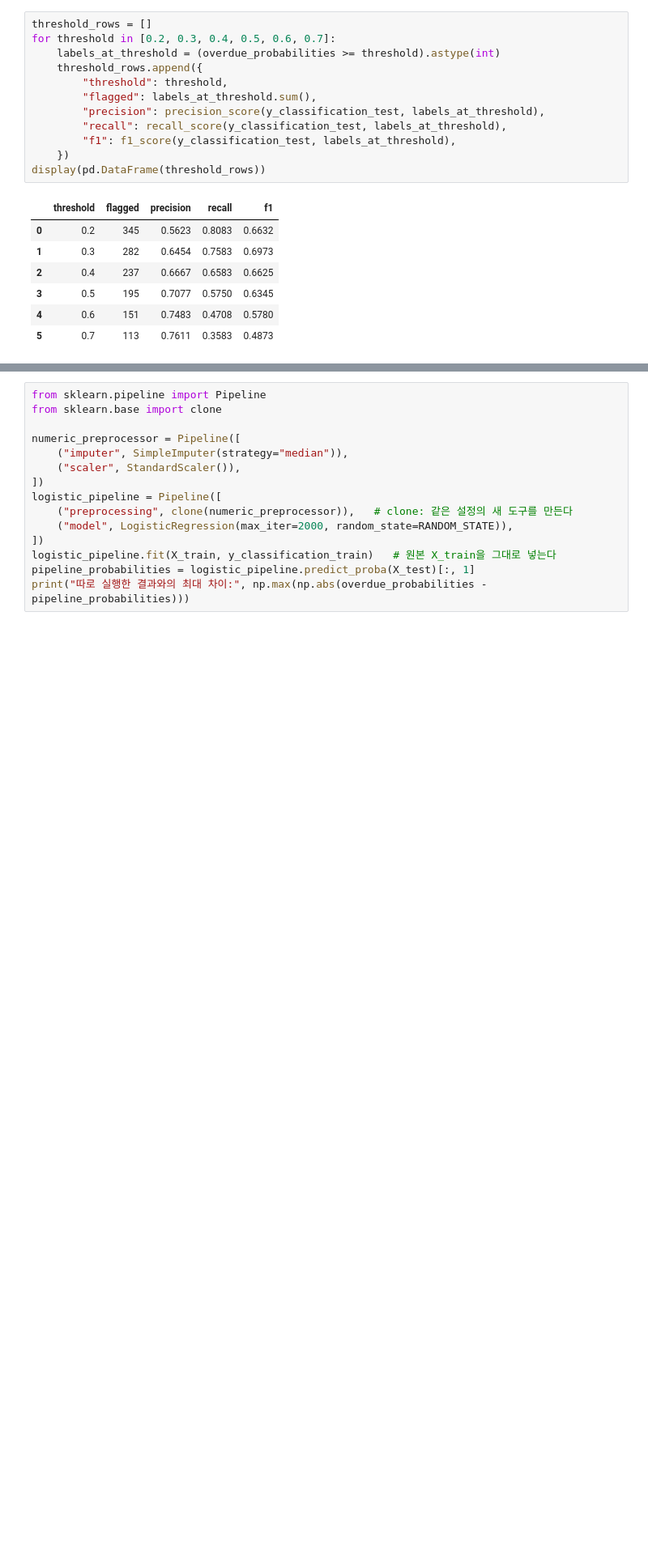
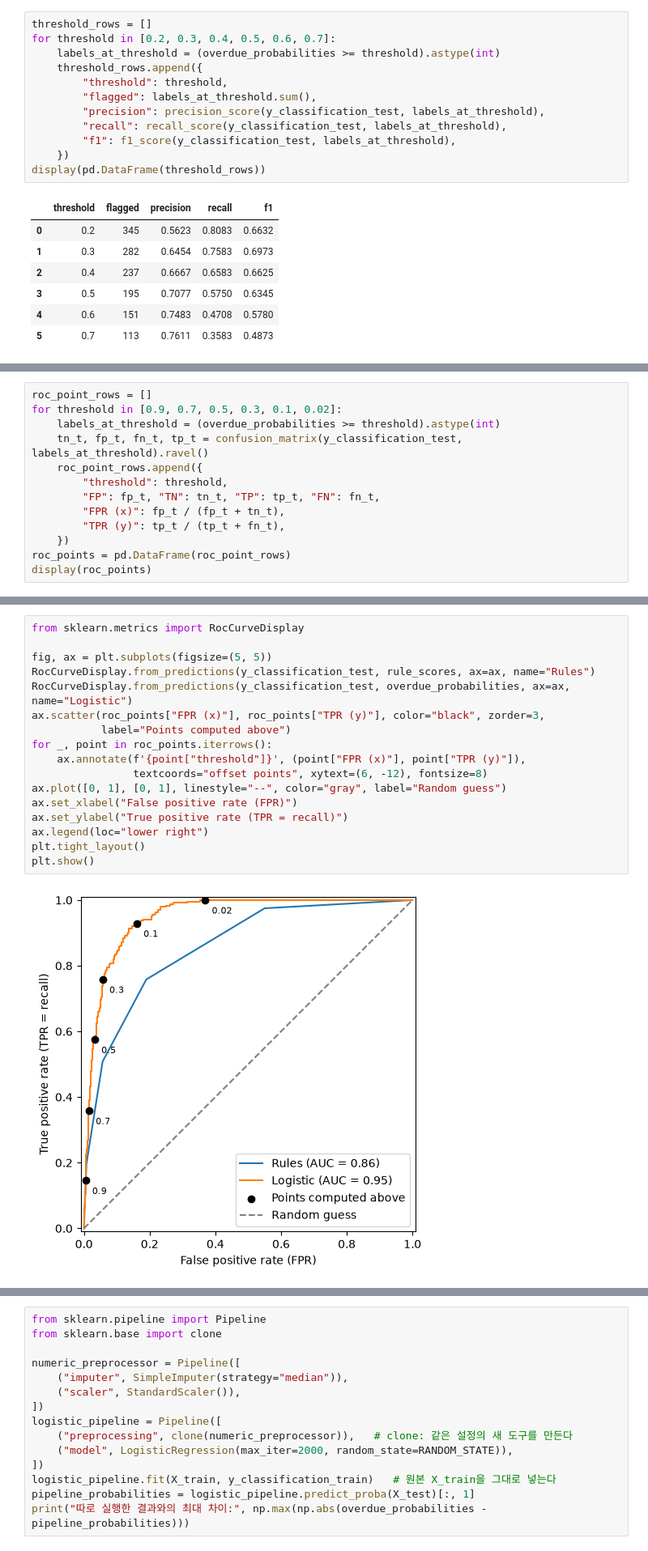
Before and after one commit to feelosophysics/codsaid, a Jupyter notebook: 02_Advanced/A5-1/notebooks/learning_walkthrough.ipynb, the cells around one changed output, grey strips where cells are left out. Shown at 81% size. Cells and saved outputs as stored; diff of their text form; blank space fills up the shorter version.

```diff
--- a/02_Advanced/A5-1/notebooks/learning_walkthrough.ipynb
+++ b/02_Advanced/A5-1/notebooks/learning_walkthrough.ipynb
@@ -353,0 +435,13 @@ display(pd.DataFrame(threshold_rows))
+# %%
+roc_point_rows = []
+for threshold in [0.9, 0.7, 0.5, 0.3, 0.1, 0.02]:
+    labels_at_threshold = (overdue_probabilities >= threshold).astype(int)
+    tn_t, fp_t, fn_t, tp_t = confusion_matrix(y_classification_test, labels_at_threshold).ravel()
+    roc_point_rows.append({
+        "threshold": threshold,
+        "FP": fp_t, "TN": tn_t, "TP": tp_t, "FN": fn_t,
+        "FPR (x)": fp_t / (fp_t + tn_t),
+        "TPR (y)": tp_t / (tp_t + fn_t),
+    })
+roc_points = pd.DataFrame(roc_point_rows)
+display(roc_points)
@@ -353,0 +472,19 @@ display(pd.DataFrame(threshold_rows))
+# %%
+from sklearn.metrics import RocCurveDisplay
+
+fig, ax = plt.subplots(figsize=(5, 5))
+RocCurveDisplay.from_predictions(y_classification_test, rule_scores, ax=ax, name="Rules")
+RocCurveDisplay.from_predictions(y_classification_test, overdue_probabilities, ax=ax, name="Logistic")
+ax.scatter(roc_points["FPR (x)"], roc_points["TPR (y)"], color="black", zorder=3,
+           label="Points computed above")
+for _, point in roc_points.iterrows():
+    ax.annotate(f'{point["threshold"]}', (point["FPR (x)"], point["TPR (y)"]),
+                textcoords="offset points", xytext=(6, -12), fontsize=8)
+ax.plot([0, 1], [0, 1], linestyle="--", color="gray", label="Random guess")
+ax.set_xlabel("False positive rate (FPR)")
+ax.set_ylabel("True positive rate (TPR = recall)")
+ax.legend(loc="lower right")
+plt.tight_layout()
+plt.show()
+# %% [output]
+[figure, added]
```
Also changed, not shown: parts of 50 cells of this notebook, 1 other file.
